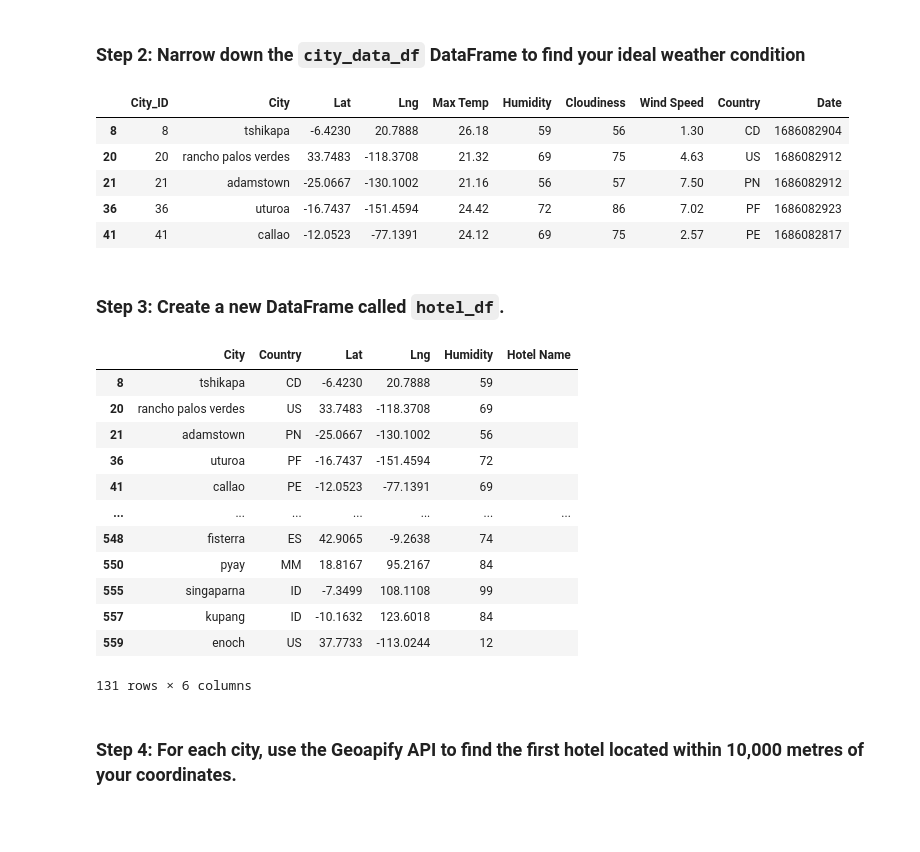
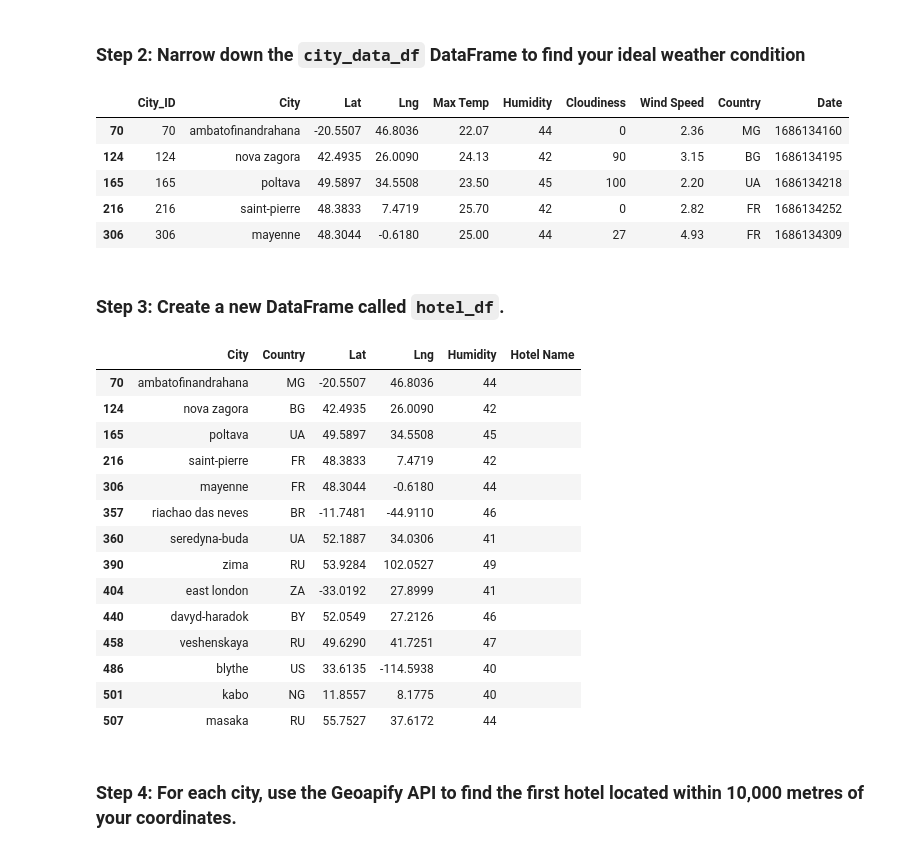
Before and after one commit to CharlesQuinn1/python-api-challenge, a Jupyter notebook: VacationPy/VacationPy.ipynb, the cells around one changed output. Cells and saved outputs as stored; diff of their text form; code cells hidden in the pictures; blank space fills up the shorter version.

```diff
--- a/VacationPy/VacationPy.ipynb
+++ b/VacationPy/VacationPy.ipynb
@@ -57,20 +58,21 @@ map_plot_1
 ### Step 2: Narrow down the `city_data_df` DataFrame to find your ideal weather condition
 # %%
 # Narrow down cities that fit criteria and drop any results with null values
-ideal_city_df = city_data_df[(city_data_df['Max Temp'] >= 21.11) & (city_data_df['Max Temp'] < 26.66)]
+ideal_city_df = city_data_df[(city_data_df['Max Temp'] >= 21.11) & (city_data_df['Max Temp'] < 26.66)
+                             & (city_data_df['Humidity'] >= 40) & (city_data_df['Humidity'] < 50)]
 
 # Drop any rows with null values
 ideal_city_df.dropna()
 
 # Display sample data
 ideal_city_df.head()
 # %% [output]
 |  | City_ID | City | Lat | Lng | Max Temp | Humidity | Cloudiness | Wind Speed | Country | Date |
-| 8 | 8 | tshikapa | -6.4230 | 20.7888 | 26.18 | 59 | 56 | 1.30 | CD | 1686082904 |
-| 20 | 20 | rancho palos verdes | 33.7483 | -118.3708 | 21.32 | 69 | 75 | 4.63 | US | 1686082912 |
-| 21 | 21 | adamstown | -25.0667 | -130.1002 | 21.16 | 56 | 57 | 7.50 | PN | 1686082912 |
-| 36 | 36 | uturoa | -16.7437 | -151.4594 | 24.42 | 72 | 86 | 7.02 | PF | 1686082923 |
-| 41 | 41 | callao | -12.0523 | -77.1391 | 24.12 | 69 | 75 | 2.57 | PE | 1686082817 |
+| 70 | 70 | ambatofinandrahana | -20.5507 | 46.8036 | 22.07 | 44 | 0 | 2.36 | MG | 1686134160 |
+| 124 | 124 | nova zagora | 42.4935 | 26.0090 | 24.13 | 42 | 90 | 3.15 | BG | 1686134195 |
+| 165 | 165 | poltava | 49.5897 | 34.5508 | 23.50 | 45 | 100 | 2.20 | UA | 1686134218 |
+| 216 | 216 | saint-pierre | 48.3833 | 7.4719 | 25.70 | 42 | 0 | 2.82 | FR | 1686134252 |
+| 306 | 306 | mayenne | 48.3044 | -0.6180 | 25.00 | 44 | 27 | 4.93 | FR | 1686134309 |
 # %% [markdown]
 ### Step 3: Create a new DataFrame called `hotel_df`.
 # %%
@@ -84,18 +86,20 @@ hotel_df['Hotel Name'] = ''
 hotel_df
 # %% [output]
 |  | City | Country | Lat | Lng | Humidity | Hotel Name |
-| 8 | tshikapa | CD | -6.4230 | 20.7888 | 59 |  |
-| 20 | rancho palos verdes | US | 33.7483 | -118.3708 | 69 |  |
-| 21 | adamstown | PN | -25.0667 | -130.1002 | 56 |  |
-| 36 | uturoa | PF | -16.7437 | -151.4594 | 72 |  |
-| 41 | callao | PE | -12.0523 | -77.1391 | 69 |  |
-| ... | ... | ... | ... | ... | ... | ... |
-| 548 | fisterra | ES | 42.9065 | -9.2638 | 74 |  |
-| 550 | pyay | MM | 18.8167 | 95.2167 | 84 |  |
-| 555 | singaparna | ID | -7.3499 | 108.1108 | 99 |  |
-| 557 | kupang | ID | -10.1632 | 123.6018 | 84 |  |
-| 559 | enoch | US | 37.7733 | -113.0244 | 12 |  |
+| 70 | ambatofinandrahana | MG | -20.5507 | 46.8036 | 44 |  |
+| 124 | nova zagora | BG | 42.4935 | 26.0090 | 42 |  |
+| 165 | poltava | UA | 49.5897 | 34.5508 | 45 |  |
+| 216 | saint-pierre | FR | 48.3833 | 7.4719 | 42 |  |
+| 306 | mayenne | FR | 48.3044 | -0.6180 | 44 |  |
+| 357 | riachao das neves | BR | -11.7481 | -44.9110 | 46 |  |
+| 360 | seredyna-buda | UA | 52.1887 | 34.0306 | 41 |  |
+| 390 | zima | RU | 53.9284 | 102.0527 | 49 |  |
+| 404 | east london | ZA | -33.0192 | 27.8999 | 41 |  |
+| 440 | davyd-haradok | BY | 52.0549 | 27.2126 | 46 |  |
+| 458 | veshenskaya | RU | 49.6290 | 41.7251 | 47 |  |
+| 486 | blythe | US | 33.6135 | -114.5938 | 40 |  |
+| 501 | kabo | NG | 11.8557 | 8.1775 | 40 |  |
+| 507 | masaka | RU | 55.7527 | 37.6172 | 44 |  |
-131 rows × 6 columns
 # %% [markdown]
 ### Step 4: For each city, use the Geoapify API to find the first hotel located within 10,000 metres of your coordinates.
 # %%
```
Also changed, not shown: parts of 3 cells of this notebook.
